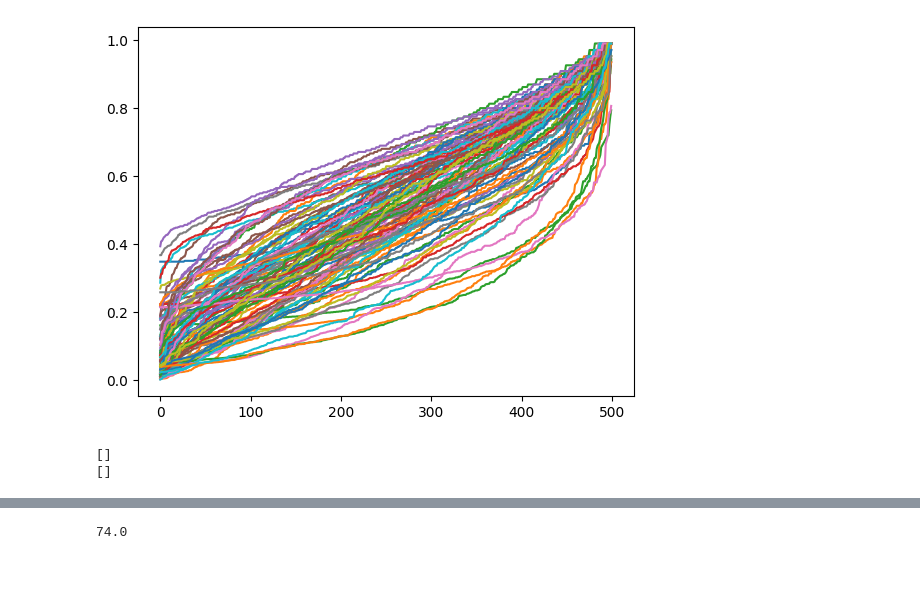
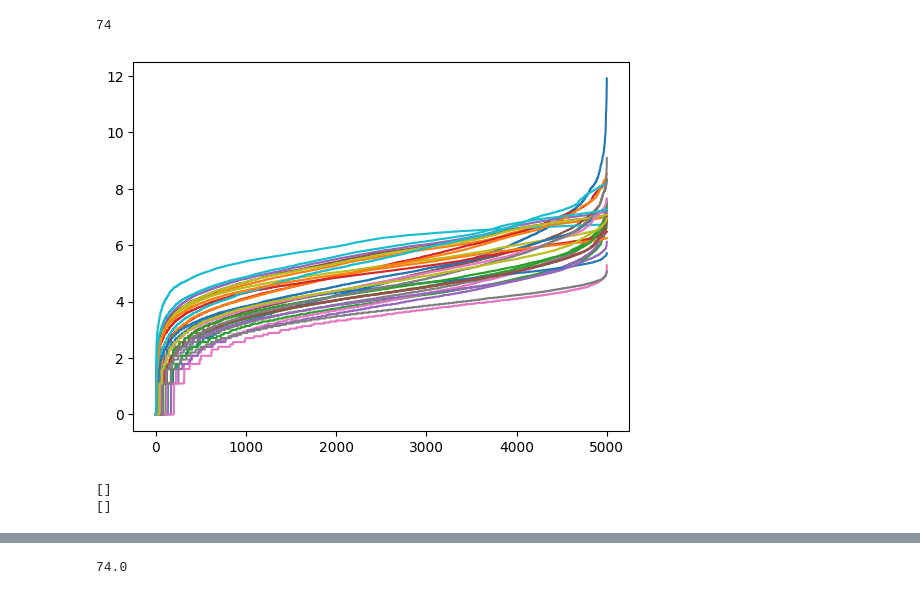
Before and after one commit to fjdslkjfljvo/thcd_dcs_ficx, a Jupyter notebook: naw.ipynb, the cells around one changed output, grey strips where cells are left out. Drawn from its saved outputs; the diff is of its cells as text; code cells hidden in the pictures.

```diff
--- a/naw.ipynb
+++ b/naw.ipynb
@@ -94,38 +165,42 @@ def get_median_by_ywlst(game_value):
+# %%
+get_median_by_ywlst([11,11,10,9,8])
+# %% [output]
+74
 # %%
 game_value = get_game_value()
 arr = []
 medlst = []
-for i in range(100):
+for i in range(30):
     arr = []
     game_value = get_game_value()
     #med = get_median_by_ywlst(game_value)
     #medlst.append(med)
     #print(game_value)
-    for j in range(500):
+    for j in range(5000):
         picked = sample_picked_once(game_value)
         arr.append((picked[0]*2 + picked[1]*5 + picked[2]*10)*(2**picked[4]))
     arr = np.array(arr)
     #arr[arr>500]=500
     #arr = arr/500.0
     #arr = arr**0.5
     arr=np.log(arr+1)
-    arr=1.0/(1.0+np.exp(  (arr-np.log(100))*1.0  ))
+    #arr=1.0/(1.0+np.exp(  (arr-np.log(100))*1.0  ))
     #arr[arr>6]=5.0+np.log(arr[arr>6]-5.0)
     #arr[arr<4]=5.0-np.log(5.0-arr[arr<4])
     #arr[arr<3]=3
     #arr[arr>6.2]=6.2
     #e^4.6=100
     arr = sorted(arr)
     plt.plot(arr)
 plt.show()
 ar = np.array(medlst)
 print(ar)
 print(np.log(ar))
 
 #plot_series(arr)
 #plot_dist(arr)
 # %% [output]
-[figure, old version]
+[figure, new version]
 []
 []
 # %%
```
Also changed, not shown: parts of 30 cells of this notebook.
